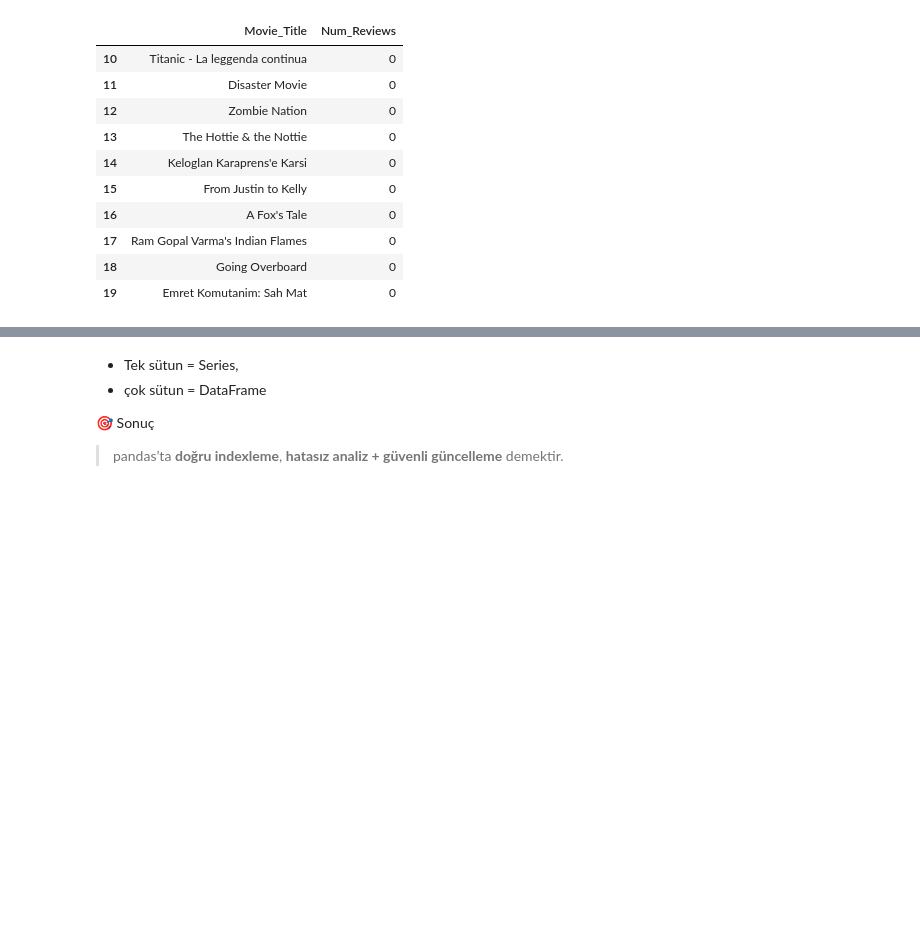
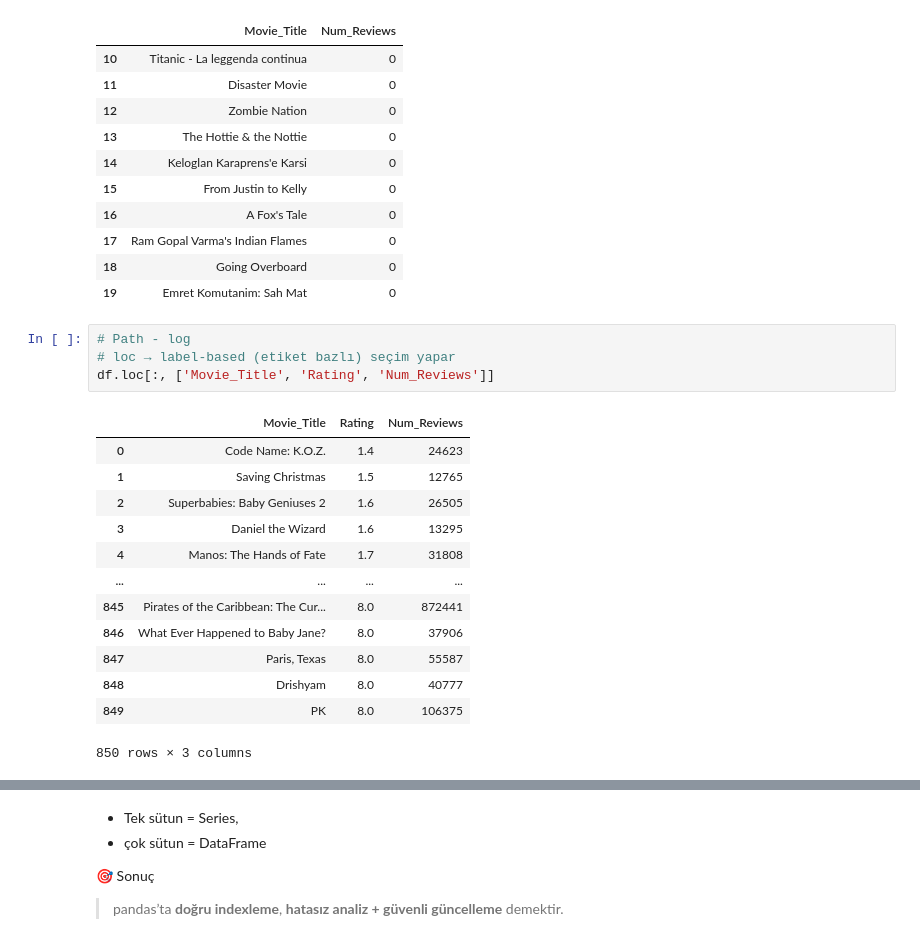
Before and after one commit to ipekgulsencelik/Python_Bootcamp, a Jupyter notebook: 03_Pandas/01_Lab.ipynb, the cells around one changed output, grey strips where cells are left out. Saved outputs shown, nothing was run; the diff lists cells and outputs as text; blank space fills up the shorter version.

```diff
--- a/03_Pandas/01_Lab.ipynb
+++ b/03_Pandas/01_Lab.ipynb
@@ -1028,3 +1028,21 @@ df.iloc[10:20, [0, 3]]
 | 17 | Ram Gopal Varma's Indian Flames | 0 |
 | 18 | Going Overboard | 0 |
 | 19 | Emret Komutanim: Sah Mat | 0 |
+# %%
+# Path - log
+# loc → label-based (etiket bazlı) seçim yapar
+df.loc[:, ['Movie_Title', 'Rating', 'Num_Reviews']]
+# %% [output]
+|  | Movie_Title | Rating | Num_Reviews |
+| 0 | Code Name: K.O.Z. | 1.4 | 24623 |
+| 1 | Saving Christmas | 1.5 | 12765 |
+| 2 | Superbabies: Baby Geniuses 2 | 1.6 | 26505 |
+| 3 | Daniel the Wizard | 1.6 | 13295 |
+| 4 | Manos: The Hands of Fate | 1.7 | 31808 |
+| ... | ... | ... | ... |
+| 845 | Pirates of the Caribbean: The Cur... | 8.0 | 872441 |
+| 846 | What Ever Happened to Baby Jane? | 8.0 | 37906 |
+| 847 | Paris, Texas | 8.0 | 55587 |
+| 848 | Drishyam | 8.0 | 40777 |
+| 849 | PK | 8.0 | 106375 |
+850 rows × 3 columns
```
Also changed, not shown: parts of 57 cells of this notebook, 5 other files.
